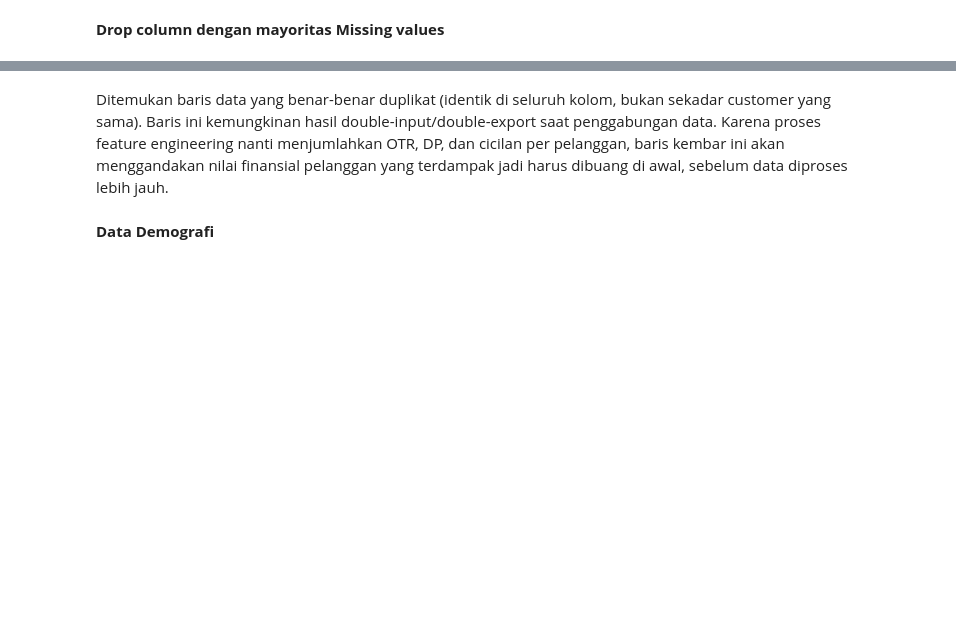
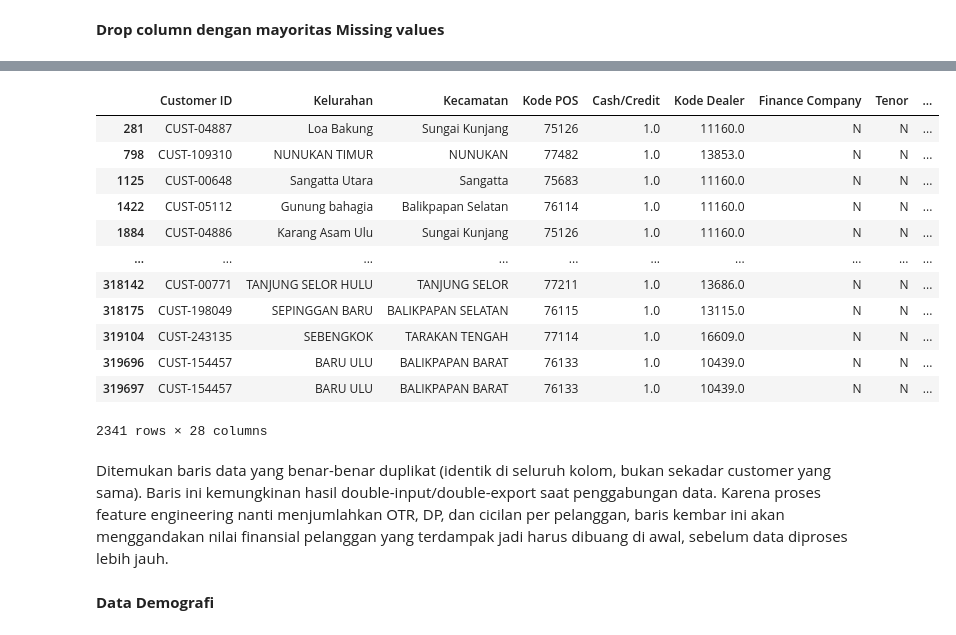
Before and after one commit to hillalhar/UCSPARC-Dealer-Repeat-order-optimization, a Jupyter notebook: Repeat-order-optimization.ipynb, the cells around one changed output, grey strips where cells are left out. Saved outputs shown, nothing was run; the diff lists cells and outputs as text; code cells hidden in the pictures; blank space fills up the shorter version.

```diff
--- a/Repeat-order-optimization.ipynb
+++ b/Repeat-order-optimization.ipynb
@@ -82,3 +131,19 @@ Label 0 (One-Time Buyer / Target Negatif) adalah Pelanggan yang hanya memiliki r
+# %%
+df[df.duplicated()]
+# %% [output]
+|  | Customer ID | Kelurahan | Kecamatan | Kode POS | Cash/Credit | Kode Dealer | Finance Company | Tenor | ... |
+| 281 | CUST-04887 | Loa Bakung | Sungai Kunjang | 75126 | 1.0 | 11160.0 | N | N | ... |
+| 798 | CUST-109310 | NUNUKAN TIMUR | NUNUKAN | 77482 | 1.0 | 13853.0 | N | N | ... |
+| 1125 | CUST-00648 | Sangatta Utara | Sangatta | 75683 | 1.0 | 11160.0 | N | N | ... |
+| 1422 | CUST-05112 | Gunung bahagia | Balikpapan Selatan | 76114 | 1.0 | 11160.0 | N | N | ... |
+| 1884 | CUST-04886 | Karang Asam Ulu | Sungai Kunjang | 75126 | 1.0 | 11160.0 | N | N | ... |
+| ... | ... | ... | ... | ... | ... | ... | ... | ... | ... |
+| 318142 | CUST-00771 | TANJUNG SELOR HULU | TANJUNG SELOR | 77211 | 1.0 | 13686.0 | N | N | ... |
+| 318175 | CUST-198049 | SEPINGGAN BARU | BALIKPAPAN SELATAN | 76115 | 1.0 | 13115.0 | N | N | ... |
+| 319104 | CUST-243135 | SEBENGKOK | TARAKAN TENGAH | 77114 | 1.0 | 16609.0 | N | N | ... |
+| 319696 | CUST-154457 | BARU ULU | BALIKPAPAN BARAT | 76133 | 1.0 | 10439.0 | N | N | ... |
+| 319697 | CUST-154457 | BARU ULU | BALIKPAPAN BARAT | 76133 | 1.0 | 10439.0 | N | N | ... |
+2341 rows × 28 columns
 # %%
 df = df.drop(columns=['tgl cetak', 'DLR group', 'Agama'], errors='ignore')
 df = df.drop_duplicates()
```
Also changed, not shown: parts of 66 cells of this notebook, 1 other file.
